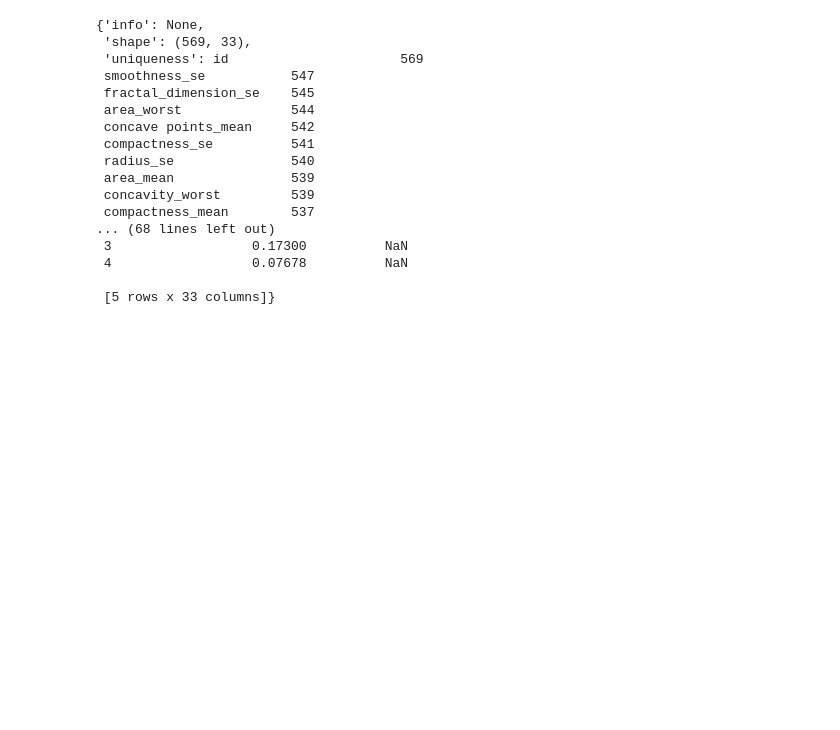
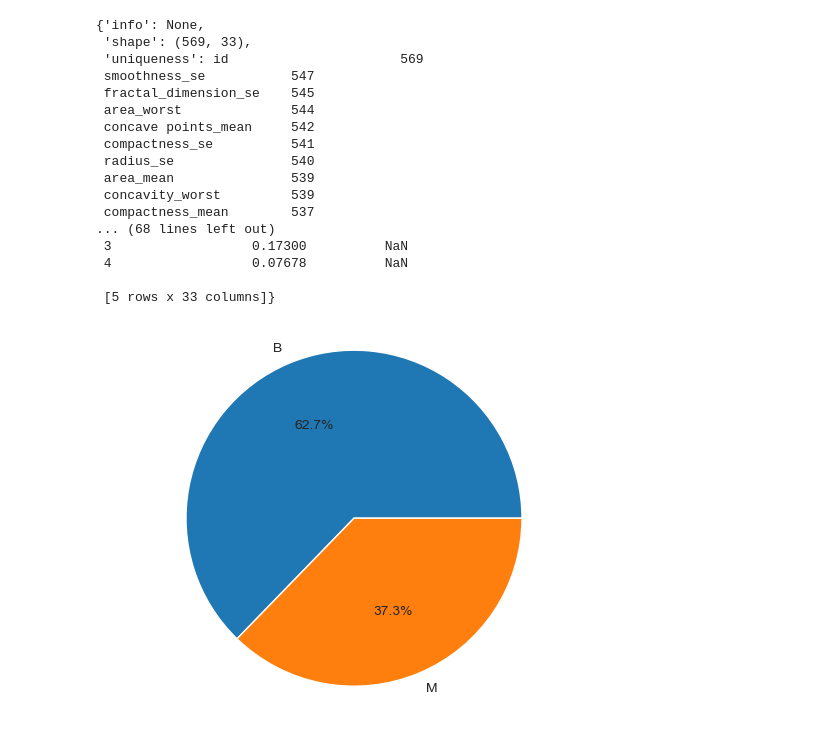
Before and after one commit to mars12161/bayer_challenge_d_life, a Jupyter notebook: max_spielwiese.ipynb, the cells around one changed output. Saved outputs shown, nothing was run; the diff lists cells and outputs as text; code cells hidden in the pictures; blank space fills up the shorter version.

Commit message:
played around with some graphics

```diff
--- a/max_spielwiese.ipynb
+++ b/max_spielwiese.ipynb
@@ -74,3 +74,10 @@ memory usage: 146.8+ KB
  4                  0.07678          NaN
 
  [5 rows x 33 columns]}
+# %%
+counts = df['diagnosis'].value_counts()
+plt.pie(counts, labels=counts.index, autopct='%1.1f%%')
+plt.axis('equal')
+plt.show()
+# %% [output]
+[figure, added]
```
Also changed, not shown: parts of 4 cells of this notebook.
